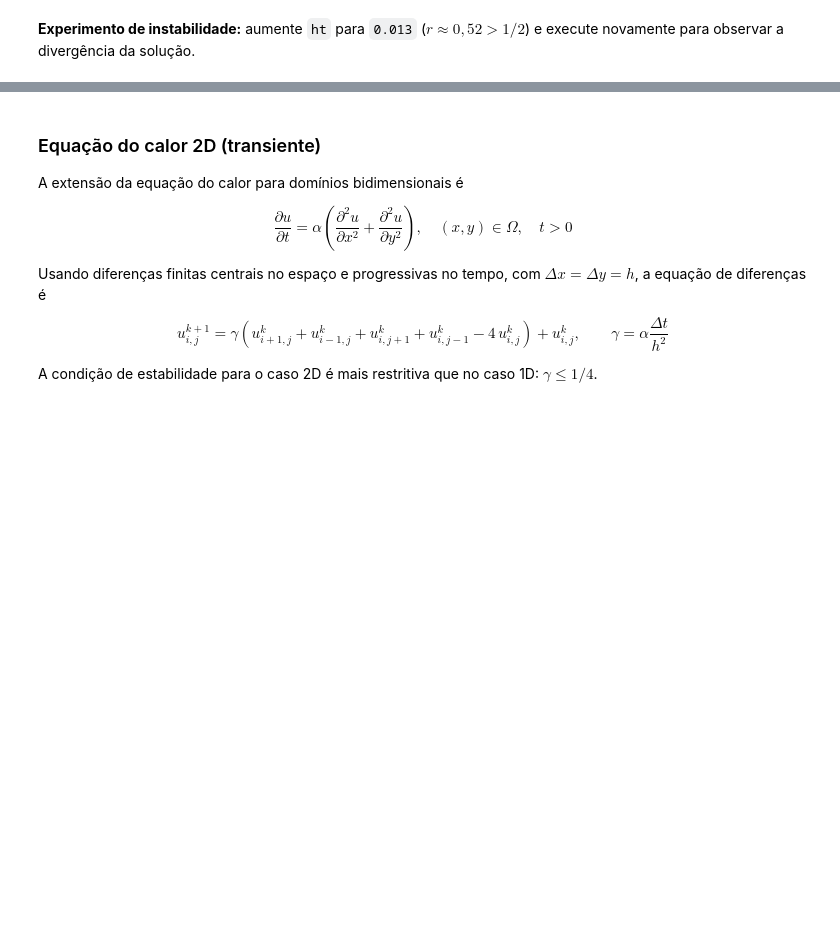
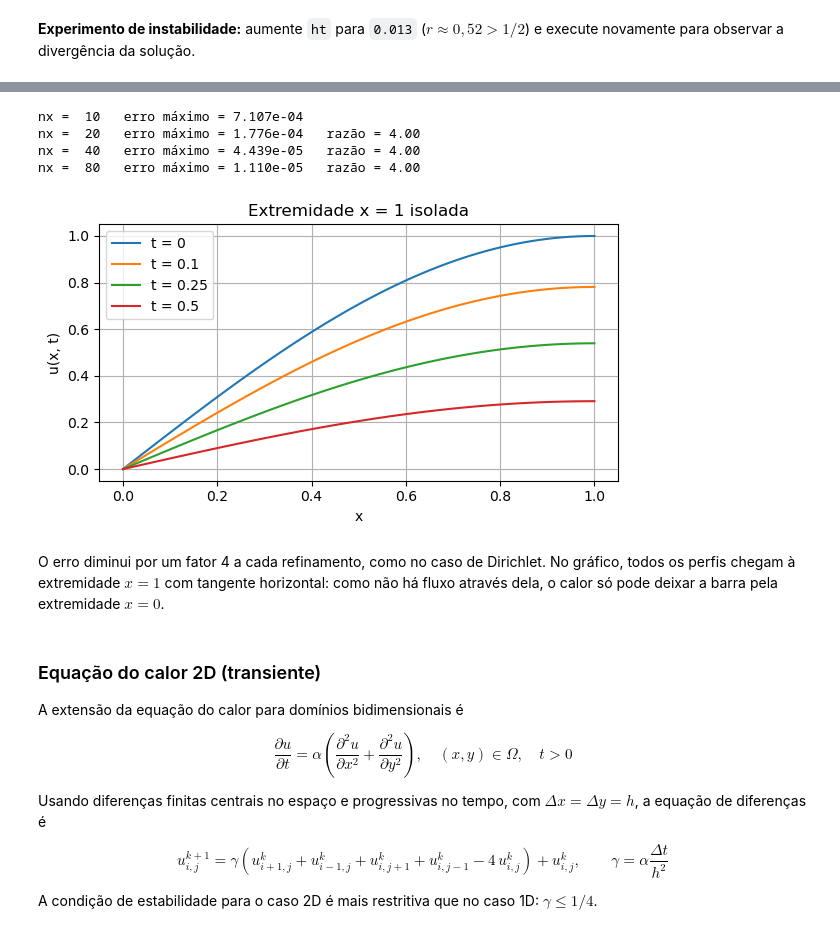
Before and after one commit to tiagoburiol/metodos_numericos_em_python, a Jupyter notebook: 8_EQUACOES_DIFERENCIAIS_PARCIAIS/8.4_edps_parabolicas.ipynb, the cells around one changed output, grey strips where cells are left out. Cells and saved outputs as stored; diff of their text form; code cells hidden in the pictures; blank space fills up the shorter version.

```diff
--- a/8_EQUACOES_DIFERENCIAIS_PARCIAIS/8.4_edps_parabolicas.ipynb
+++ b/8_EQUACOES_DIFERENCIAIS_PARCIAIS/8.4_edps_parabolicas.ipynb
@@ -705,3 +335,35 @@ que é a expressão utilizada para calcular os erros relativos das aproximaçõe
+# %%
+u_exata2 = lambda x, t: np.exp(-np.pi**2*t/4)*np.sin(np.pi*x/2)
+T2 = 0.5
+
+erro_ant = None
+for nx in [10, 20, 40, 80]:
+    x, t, U = calor_1d(1.0, 1.0, T2, lambda x: u_exata2(x, 0), zero, zero,
+                       nx, 4*nx, 'crank-nicolson', direita='neumann')
+    erro = np.max(np.abs(U[-1] - u_exata2(x, T2)))
+    razao = f"   razão = {erro_ant/erro:.2f}" if erro_ant else ""
+    print(f"nx = {nx:3d}   erro máximo = {erro:.3e}{razao}")
+    erro_ant = erro
+
+fig, ax = plt.subplots(figsize=(6, 3.5))
+for tn in [0, 0.1, 0.25, 0.5]:
+    n = int(round(tn / (t[1] - t[0])))
+    ax.plot(x, U[n], label=f't = {tn}')
+ax.set_xlabel('x')
+ax.set_ylabel('u(x, t)')
+ax.set_title('Extremidade x = 1 isolada')
+ax.legend()
+ax.grid(True)
+plt.tight_layout()
+plt.show()
+# %% [output]
+nx =  10   erro máximo = 7.107e-04
+nx =  20   erro máximo = 1.776e-04   razão = 4.00
+nx =  40   erro máximo = 4.439e-05   razão = 4.00
+nx =  80   erro máximo = 1.110e-05   razão = 4.00
+[figure, added]
+# %% [markdown]
+O erro diminui por um fator 4 a cada refinamento, como no caso de Dirichlet. No gráfico, todos os perfis chegam à extremidade $x=1$ com tangente horizontal: como não há fluxo através dela, o calor só pode deixar a barra pela extremidade $x=0$.
 # %% [markdown]
 ### Equação do calor 2D (transiente)
 
```
Also changed, not shown: parts of 42 cells of this notebook, 1 other file.
